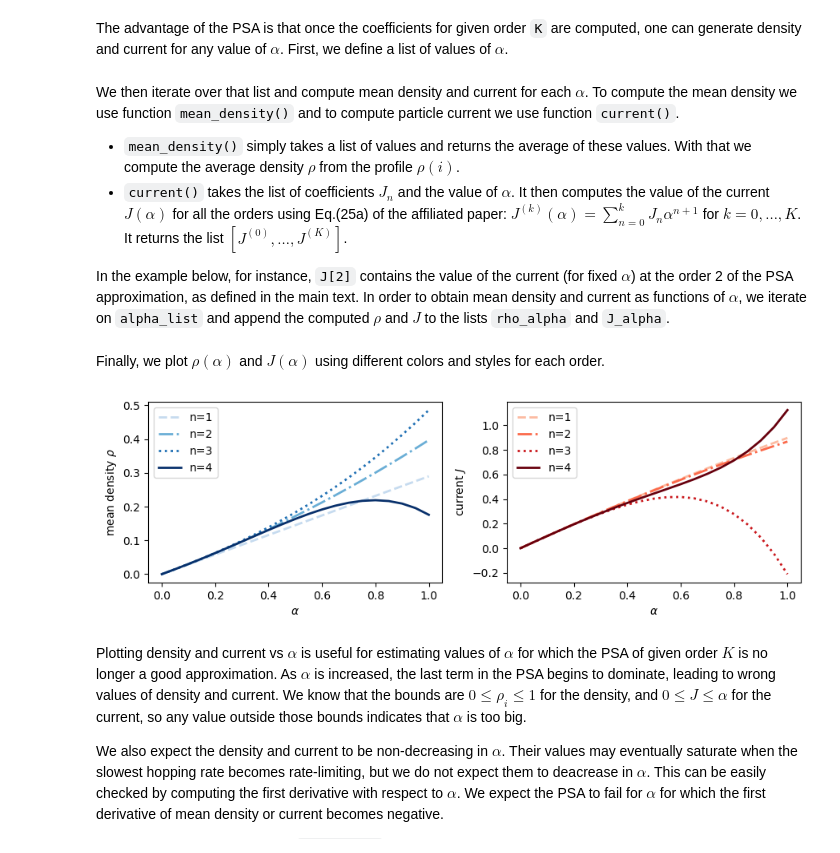
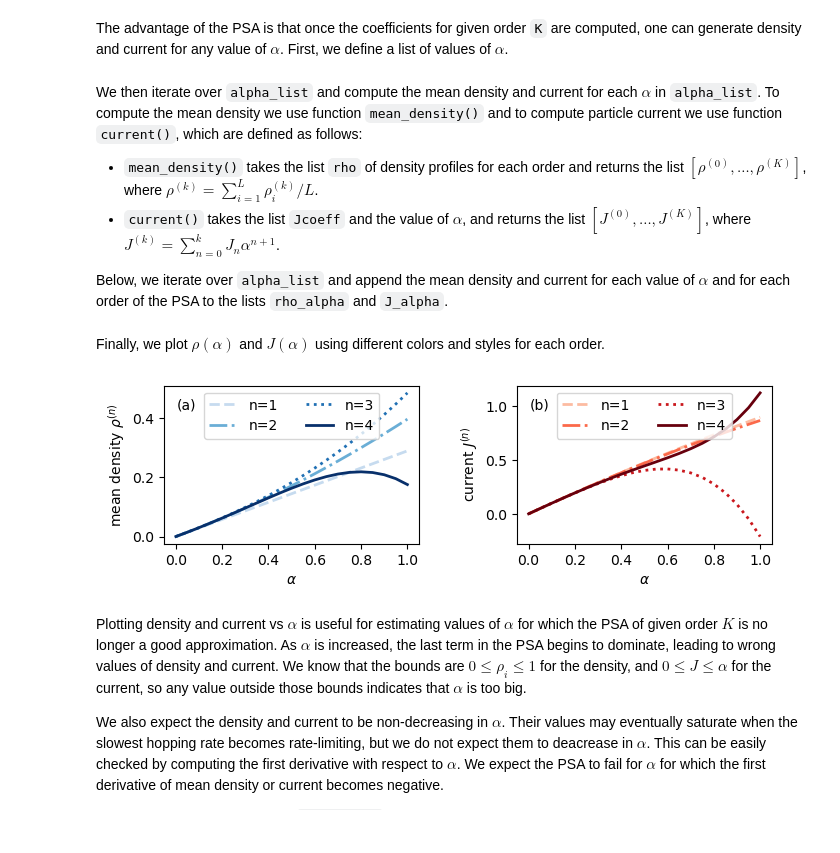
Before and after one commit to ExclusionProcess-tools/TASEPy, a Jupyter notebook: tutorial_TASEPy.ipynb, the cells around one changed output. Drawn from its saved outputs; the diff is of its cells as text; code cells hidden in the pictures.

```diff
--- a/tutorial_TASEPy.ipynb
+++ b/tutorial_TASEPy.ipynb
@@ -69,6 +69,6 @@ If we define $\rho_{i}^{(k)}=\sum_{n=0}^{k}\rho_{i,n}\alpha^n$ as the particle d
 # %%
 alpha = 0.2
-profile = local_density(rhocoeff, alpha)
+rho = local_density(rhocoeff, alpha)
 # %% [markdown]
 The cell below plots density profile $\rho_{i}^{(K)}$.
 # %%
@@ -143,41 +141,27 @@ The advantage of the PSA is that once the coefficients for given order `K` are c
 
 alpha_list = [round(0.05*x,2) for x in range(21)]
 # %% [markdown]
-We then iterate over that list and compute mean density and current for each $\alpha$. To compute the mean density we use function `mean_density()` and to compute particle current we use function `current()`.
+We then iterate over `alpha_list` and compute the mean density and current for each $\alpha$ in `alpha_list`. To compute the mean density we use function `mean_density()` and to compute particle current we use function `current()`, which are defined as follows:
 
-- `mean_density()` simply takes a list of values and returns the average of these values. With that we compute the average density $\rho$ from the profile $\rho(i)$.
-- `current()` takes the list of coefficients $J_n$ and the value of $\alpha$. It then computes the value of the current $J(\alpha)$ for all the orders using Eq.(25a) of the affiliated paper: $J^{(k)}(\alpha)=\sum_{n=0}^{k} J_{n}\alpha^{n+1}$ for $k=0,\dots,K$. It returns the list $[J^{(0)},\ldots,J^{(K)}]$.
+- `mean_density()` takes the list `rho` of density profiles for each order and returns the list $[\rho^{(0)},\dots,\rho^{(K)}]$, where $\rho^{(k)}=\sum_{i=1}^{L}\rho_{i}^{(k)}/L$.
+- `current()` takes the list `Jcoeff` and the value of $\alpha$, and returns the list  $[J^{(0)},\ldots,J^{(K)}]$, where $J^{(k)}=\sum_{n=0}^{k} J_{n}\alpha^{n+1}$.
 
-In the example below, for instance, `J[2]` contains the value of the current (for fixed $\alpha$) at the order 2 of the PSA approximation, as defined in the main text. In order to obtain mean density and current as functions of $\alpha$, we iterate on `alpha_list` and append the computed $\rho$ and $J$ to the lists `rho_alpha` and `J_alpha`.
+Below, we iterate over `alpha_list` and append the mean density and current for each value of $\alpha$ and for each order of the PSA to the lists `rho_alpha` and `J_alpha`.
 # %%
 # define empty lists where values of rho and J will be saved
 # for example, rho_alpha[n] will contain rho(alpha) for the order n,...
-rho_alpha = []
-J_alpha = []
-
-is_first = True
+rho_alpha = [[] for k in range(K+1)]
+J_alpha = [[] for k in range(K+1)]
 
 for alpha in alpha_list:
 
-    profile = local_density(rhocoeff, alpha)
-
-    for n in range(K+1):
-
-        if is_first:
-            rho_alpha.append([])
-            J_alpha.append([])
-            if n == K:
-                is_first = False
-
-        rho = mean_density(profile[n])
-        rho_alpha[n].append(rho)
-
+    rho = local_density(rhocoeff, alpha)
+    mean_rho = mean_density(rho)
     J = current(Jcoeff, alpha)
 
-    n=0
-    for j in J:
-        J_alpha[n].append(j)
-        n += 1
+    for k in range(K+1):
+        rho_alpha[k].append(mean_rho[k])
+        J_alpha[k].append(J[k])
 # %% [markdown]
 Finally, we plot $\rho(\alpha)$ and $J(\alpha)$ using different colors and styles for each order.
 # %%
@@ -189,7 +173,7 @@ color_map_density = cm.get_cmap('Blues')
 color_map_current = cm.get_cmap('Reds')
 
 # Create a new figure and axes for subfigure 1
-fig, (ax1, ax2) = plt.subplots(1, 2, figsize=(9, 3))
+fig, (ax1, ax2) = plt.subplots(1, 2, figsize=(7, 7/3))
 
 # Plot the data
 
@@ -208,39 +192,41 @@ for n in range(1,K+1):
 
 # Set the x and y axis labels
 ax1.set_xlabel(r'$\alpha$', fontsize=10)
-ax1.set_ylabel(r'mean density $\rho$', fontsize=10)
+ax1.set_ylabel(r'mean density $\rho^{(n)}$', fontsize=10)
+ax1.text(0.05,0.85,'(a)',fontsize=10,transform=ax1.transAxes)
 
 # Add a legend
-ax1.legend(loc='best', fontsize=10)
+ax1.legend(loc='upper center', fontsize=10,ncol=2)
 
 #### PLOT CURRENT
 for n in range(1,K+1):
 
     line_color = color_map_current(n/K)
 
     # Cycle through the linestyles list
     line_style = linestyles[n % len(linestyles)]
 
     #if n != 0:
     ax2.plot(alpha_list, J_alpha[n], linewidth=2, label='n=' + str(n),
                 color=line_color, linestyle=line_style)
 
 # Set the x and y axis labels
 ax2.set_xlabel(r'$\alpha$', fontsize=10)
-ax2.set_ylabel(r'current $J$', fontsize=10)
+ax2.set_ylabel(r'current $J^{(n)}$', fontsize=10)
+ax2.text(0.05,0.85,'(b)',fontsize=10,transform=ax2.transAxes)
 
 # Adjust the plot layout
 plt.tight_layout()
 
 # Add a legend
-ax2.legend(loc='best',fontsize=10)
+ax2.legend(loc='upper center',fontsize=10, ncol=2)
 
-#plt.savefig('figure_tutorial2.pdf', dpi=300)
+plt.savefig('figure_tutorial2.pdf', dpi=300)
 
 # Show the plot
 plt.show()
 # %% [output]
-[figure, old version]
+[figure, new version]
 # %% [markdown]
 Plotting density and current vs $\alpha$ is useful for estimating values of $\alpha$ for which the PSA of given order $K$ is no longer a good approximation. As $\alpha$ is increased, the last term in the PSA begins to dominate, leading to wrong values of density and current. We know that the bounds are $0\leq \rho_i\leq 1$ for the density, and $0\leq J\leq \alpha$ for the current, so any value outside those bounds indicates that $\alpha$ is too big.
 
```
Also changed, not shown: parts of 4 cells of this notebook, 1 other file.
